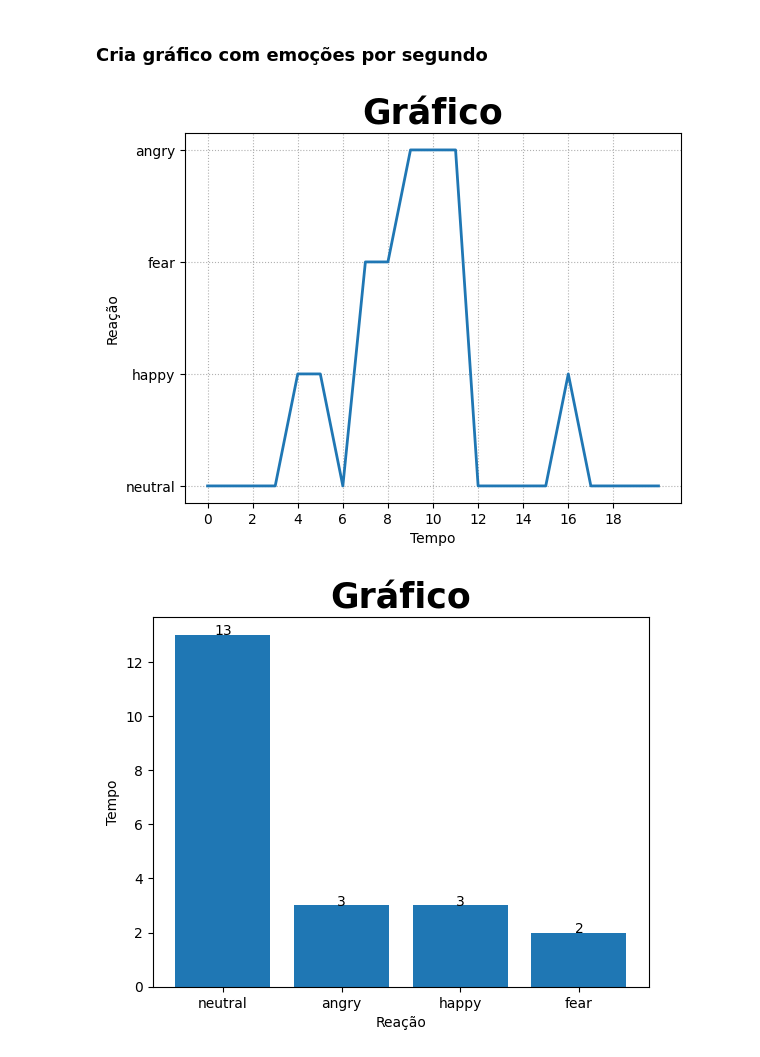
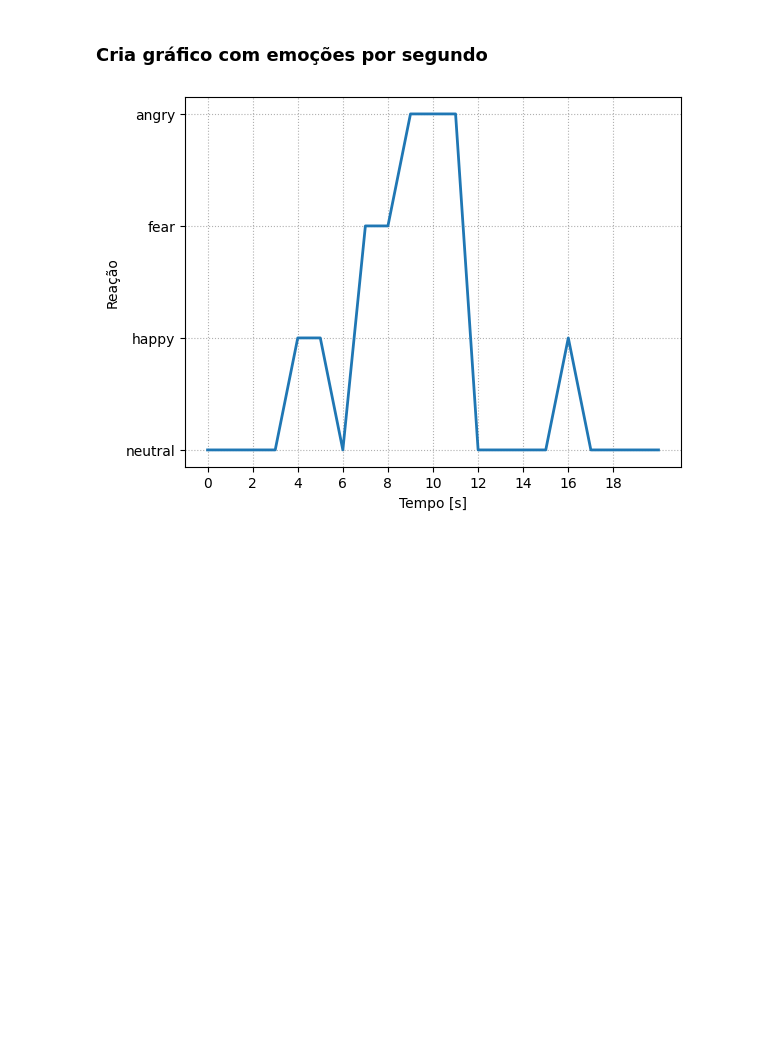
Before and after one commit to NathanCortinaz/TCC2, a Jupyter notebook: teste.ipynb, the cells around one changed output. Drawn from its saved outputs; the diff is of its cells as text; code cells hidden in the pictures; blank space fills up the shorter version.

```diff
--- a/teste.ipynb
+++ b/teste.ipynb
@@ -243,17 +243,6 @@ import os
 import numpy
 
 path = 'C:/Users/natha/OneDrive - Associacao Antonio Vieira/# UNISINOS/TCC2/Code/src/Results'
-
-reactions = [
-    ('neutral', 0),
-    ('happy', 3.322744000000057),
-    ('neutral', 5.560093500000221),
-    ('fear', 6.676402500000222),
-    ('angry', 8.942872200000238),
-    ('neutral', 11.220656400000735),
-    ('happy', 15.75596780000069),
-    ('neutral', 16.86338640000031),
-    ('neutral', 19.146108200000526)]
 
 reactions_step = [
     ('neutral', 0),
@@ -264,52 +253,35 @@ reactions_step = [
     ('happy', 5),
     ('neutral', 6),
     ('fear', 7),
     ('fear', 8),
     ('angry', 9),
     ('angry', 10),
     ('angry', 11),
     ('neutral', 12),
     ('neutral', 13),
     ('neutral', 14),
     ('neutral', 15),
     ('happy', 16),
     ('neutral', 17),
     ('neutral', 18),
     ('neutral', 19),
     ('neutral', 20)]
 
-sorted_frequency_list = [('neutral', 13), ('angry', 3), ('happy', 3), ('fear', 2)]
 
 df1 = pd.DataFrame(reactions_step)
-df2 = pd.DataFrame(sorted_frequency_list)
 
 x1 = df1[1]
 y1 = df1[0]
 
 fig1 = pltline.figure()
 ax = fig1.gca()
-pltline.plot(x, y, linewidth=2, markersize=1)
-pltline.title("Gráfico", fontsize=25, fontweight='bold')
+pltline.plot(x1, y1, linewidth=2, markersize=1)
+pltline.title(label = "", fontsize=25, fontweight='bold')
 pltline.ylabel('Reação')
-pltline.xlabel('Tempo')
+pltline.xlabel('Tempo [s]')
 ax.set_xticks(numpy.arange(0, reactions_step[-1][1], 2))
 pltline.grid(linestyle=':')
+pltline.savefig("GraficoLinha.png")
 pltline.show()
-
-x2 = df2[0]
-y2 = df2[1]
-
-fig2 = pltline.figure()
-ax = fig2.gca()
-pltline.bar(x2, y2)
-pltline.title("Gráfico", fontsize=25, fontweight='bold')
-pltline.xlabel('Reação')
-pltline.ylabel('Tempo')
-for i in range(len(x2)):
-    plt.text(i, y2[i], y2[i], ha='center')
-pltline.show()
-
-# img = pltline.savefig(f"{path}/GraficoLinha.png")
 # %% [output]
-[figure, old version]
+[figure, new version]
-[figure, removed]
```
Also changed, not shown: parts of 6 cells of this notebook, 4 other files.
